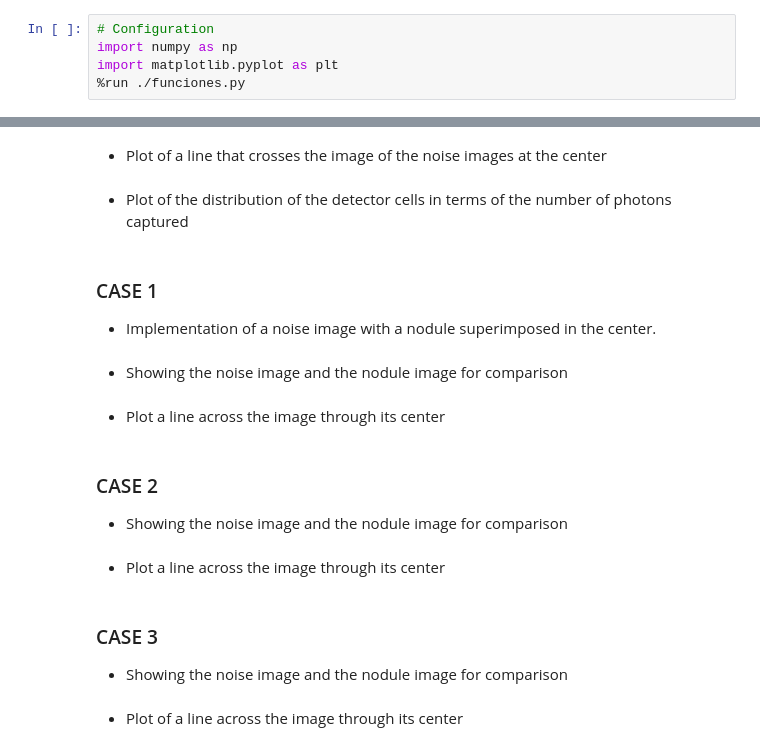
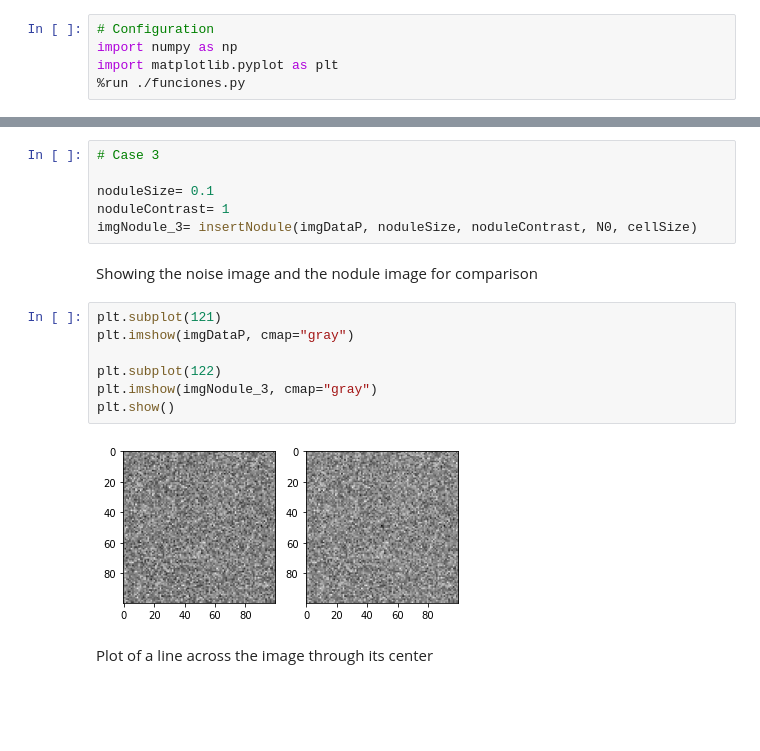
Before and after one commit to PAGF188/IBMA_Ejercicios, a Jupyter notebook: Ejercicio4/ejercicio4.ipynb, the cells around one changed output, grey strips where cells are left out. Saved outputs shown, nothing was run; the diff lists cells and outputs as text; blank space fills up the shorter version.

```diff
--- a/Ejercicio4/ejercicio4.ipynb
+++ b/Ejercicio4/ejercicio4.ipynb
@@ -94,24 +138,19 @@ plt.show()
+# %%
+# Case 3
+
+noduleSize= 0.1
+noduleContrast= 1
+imgNodule_3= insertNodule(imgDataP, noduleSize, noduleContrast, N0, cellSize)
+# %% [markdown]
+Showing the noise image and the nodule image for comparison
+# %%
+plt.subplot(121)
+plt.imshow(imgDataP, cmap="gray")
+
+plt.subplot(122)
+plt.imshow(imgNodule_3, cmap="gray")
+plt.show()
+# %% [output]
+[figure, added]
 # %% [markdown]
-- Plot of a line that crosses the image of the noise images at the center
+Plot of a line across the image through its center
-# %% [markdown]
-- Plot of the distribution of the detector cells in terms of the number of photons captured
-# %% [markdown]
-### CASE 1
-
-- Implementation of a noise image with a nodule superimposed in the center.
-# %% [markdown]
-- Showing the noise image and the nodule image for comparison
-# %% [markdown]
-- Plot a line across the image through its center
-# %% [markdown]
-### CASE 2
-
-- Showing the noise image and the nodule image for comparison
-# %% [markdown]
-- Plot a line across the image through its center
-# %% [markdown]
-### CASE 3
-
-- Showing the noise image and the nodule image for comparison
-# %% [markdown]
-- Plot of a line across the image through its center
```
Also changed, not shown: parts of 30 cells of this notebook, 3 other files.
